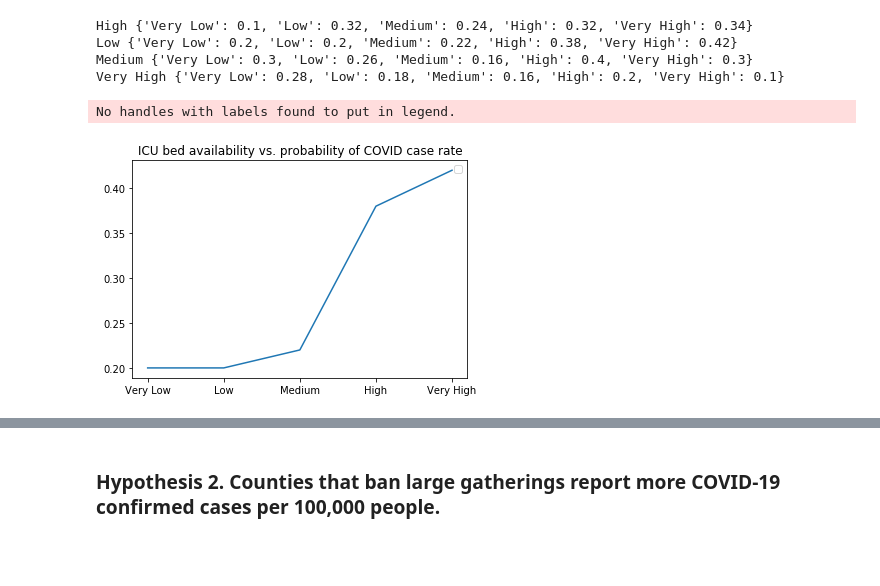
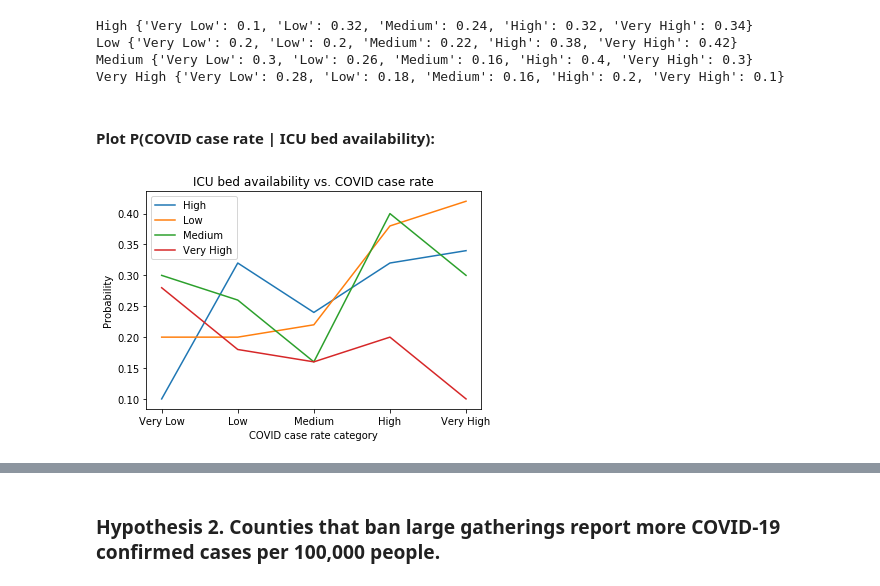
Before and after one commit to chloelarkin/county-covid-cases, a Jupyter notebook: causal_modeling/Causal_Model.ipynb, the cells around one changed output, grey strips where cells are left out. Cells and saved outputs as stored; diff of their text form; code cells hidden in the pictures; blank space fills up the shorter version.

```diff
--- a/causal_modeling/Causal_Model.ipynb
+++ b/causal_modeling/Causal_Model.ipynb
@@ -1,6 +1,7 @@
 # %%
 # Import necessary packages
 import matplotlib.pylab as plt
+plt.rcParams.update({'font.size': 15})
 
 import pandas as pd
 from pgmpy.models import BayesianModel
@@ -127,18 +132,22 @@ High {'Very Low': 0.1, 'Low': 0.32, 'Medium': 0.24, 'High': 0.32, 'Very High': 0
 Low {'Very Low': 0.2, 'Low': 0.2, 'Medium': 0.22, 'High': 0.38, 'Very High': 0.42}
 Medium {'Very Low': 0.3, 'Low': 0.26, 'Medium': 0.16, 'High': 0.4, 'Very High': 0.3}
 Very High {'Very Low': 0.28, 'Low': 0.18, 'Medium': 0.16, 'High': 0.2, 'Very High': 0.1}
+# %% [markdown]
+#### Plot P(COVID case rate | ICU bed availability):
 # %%
 icu_order = ["Low", "Medium", "High", "Very High"]
 
 reordered_dict = {i: icu_hypothesis_dict[i] for i in icu_order}
 
-data = icu_hypothesis_dict["Low"]
-names = list(data.keys())
-values = list(data.values())
-plt.plot(names, values)
+for item in icu_hypothesis_dict:
+    p_data = icu_hypothesis_dict[item]
+    names = list(p_data.keys())
+    values = list(p_data.values())
+    plt.plot(names, values, label = item)
 plt.legend()
-plt.title("ICU bed availability vs. probability of COVID case rate")
+plt.ylabel("Probability")
+plt.xlabel("COVID case rate category")
+plt.title("ICU bed availability vs. COVID case rate")
 plt.show()
 # %% [output]
-No handles with labels found to put in legend.
-[figure, old version]
+[figure, new version]
```
Also changed, not shown: parts of 5 cells of this notebook.
